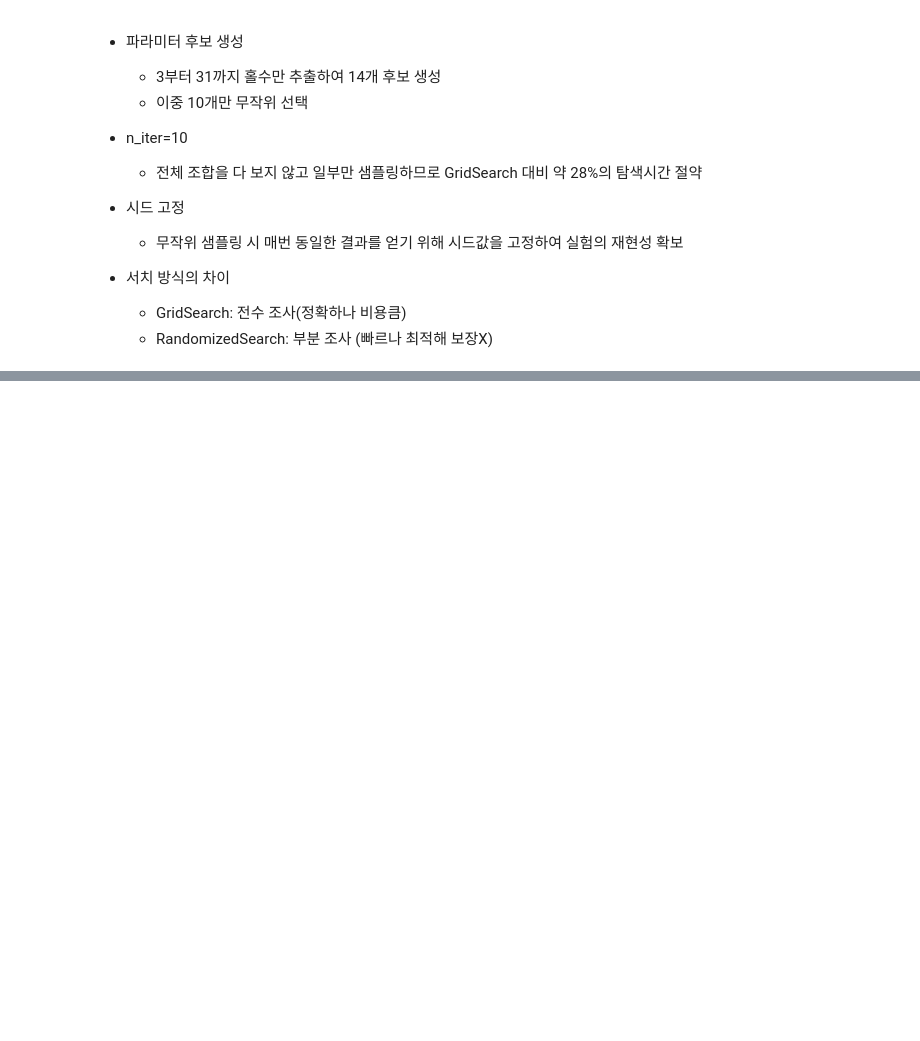
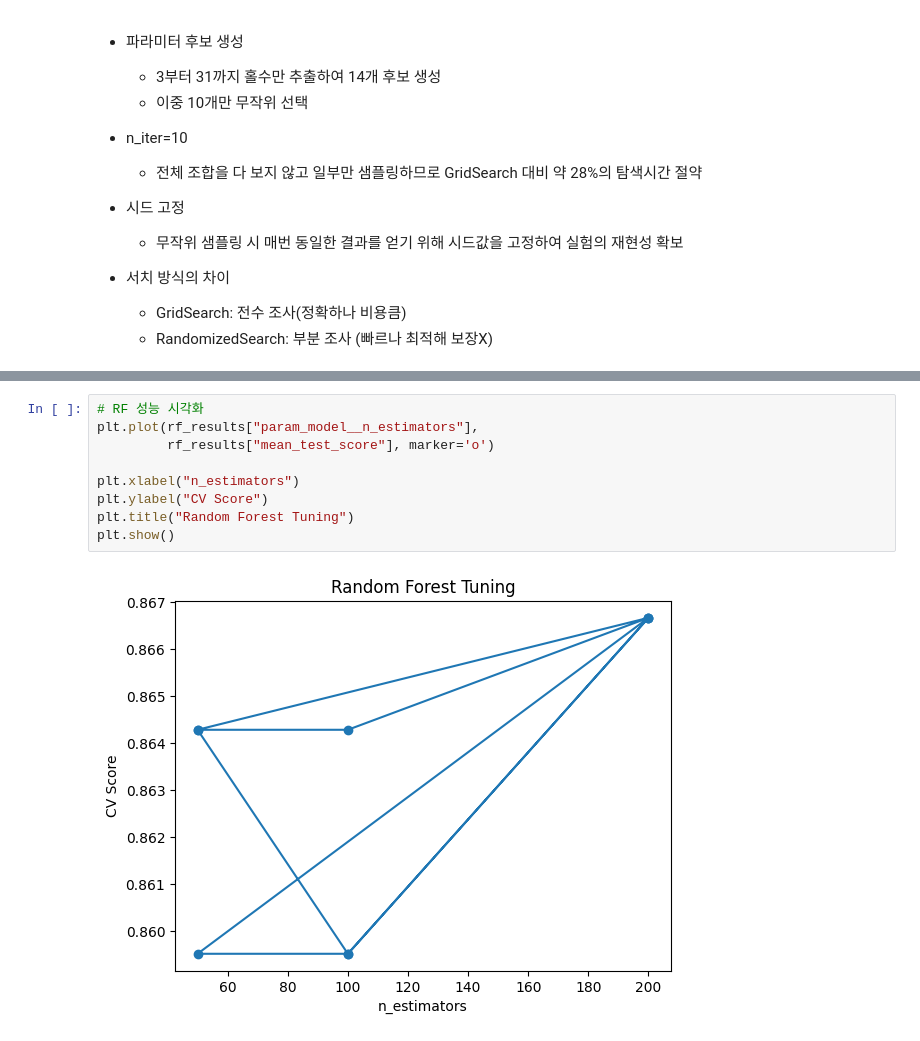
Before and after one commit to hyscodebase/Big-data-application-practice1, a Jupyter notebook: Week09/Week09[Alex].ipynb, the cells around one changed output, grey strips where cells are left out. Cells and saved outputs as stored; diff of their text form; blank space fills up the shorter version.

```diff
--- a/Week09/Week09[Alex].ipynb
+++ b/Week09/Week09[Alex].ipynb
@@ -283,0 +371,11 @@ param_knn = {
+# %%
+# RF 성능 시각화
+plt.plot(rf_results["param_model__n_estimators"],
+         rf_results["mean_test_score"], marker='o')
+
+plt.xlabel("n_estimators")
+plt.ylabel("CV Score")
+plt.title("Random Forest Tuning")
+plt.show()
+# %% [output]
+[figure, added]
```
Also changed, not shown: parts of 16 cells of this notebook.
